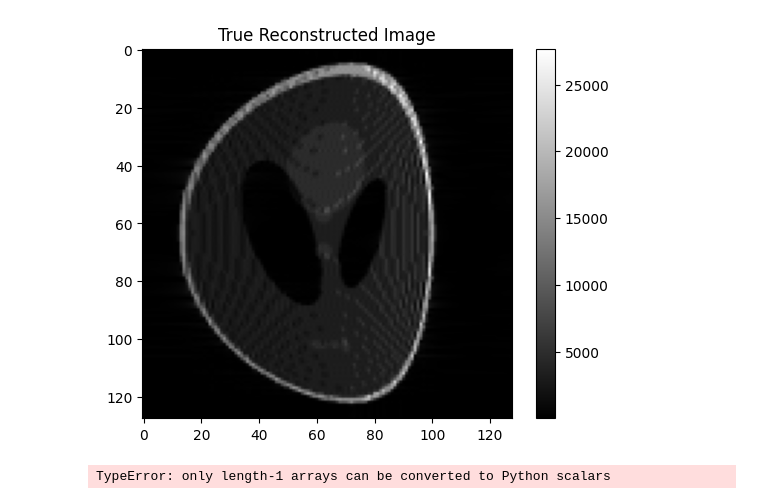
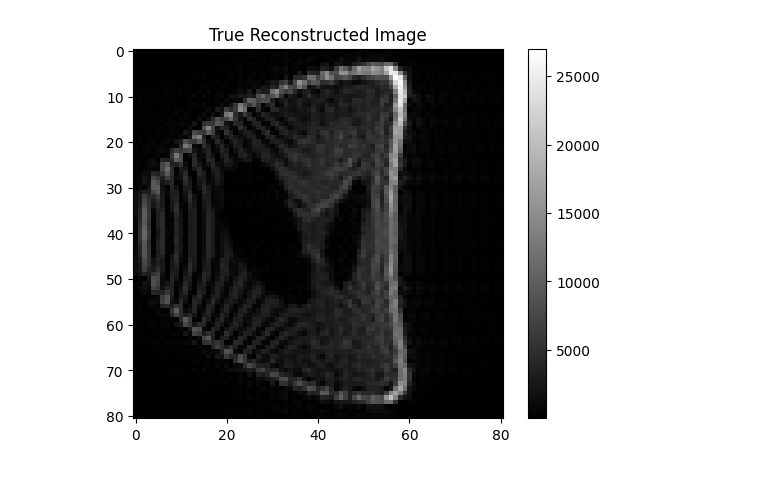
Before and after one commit to MaxStrey/Martinos_MR, a Jupyter notebook: Martinos_project/phantom_generation/phantom_7.ipynb, the cells around one changed output. Saved outputs shown, nothing was run; the diff lists cells and outputs as text; code cells hidden in the pictures.

Commit message:
Tried out some artifact correction

```diff
--- a/Martinos_project/phantom_generation/phantom_7.ipynb
+++ b/Martinos_project/phantom_generation/phantom_7.ipynb
@@ -8,15 +8,16 @@ from skimage.transform import resize
 import pandas as pd
 from scipy.sparse import csc_matrix
 from scipy.sparse.linalg import lsqr
+from tqdm import tqdm
 
 # Re-generate and resize Shepp-Logan phantom
 phantom = shepp_logan_phantom()
-phantom = resize(phantom, (128, 128))
+phantom = resize(phantom, (81, 81))
 #phantom /= np.max(phantom)
 phantom = phantom.astype(dtype=np.complex128) # Make the phantom complex
 
 
-N_spins = 128  # Number of spins in the phantom
+N_spins = 81  # Number of spins in the phantom
 # # Phantom is a 2D delta function (single point in the center)
 # phantom = np.zeros((N_spins, N_spins), dtype=np.complex128)
 # phantom[N_spins//2, N_spins//2] = 1
@@ -28,7 +29,7 @@ B0_field_map  = (B0_field_map * gamma)/(2*np.pi * 10000)  # Convert to Hz/T
 B0_mean = np.mean(B0_field_map)  # Mean value of the B0 field map
 B0_field_map -= np.mean(B0_field_map) # Dividing by the mean value of the B0 field map
 B0_field_map *= 6
-B0_field_map = resize(B0_field_map, (128, 128))
+B0_field_map = resize(B0_field_map, (81, 81))
 
 
 # Plot the B0 field map
@@ -46,7 +47,7 @@ plt.show()
 
 
 
-g_mult = 10 # Gradient multiplication factor
+g_mult = 4 # Gradient multiplication factor
 Gx = 0.004755753 * g_mult  # Gradient strength in T/m
 Gy = 0.004755753 * g_mult # Gradient strength in T/m
 B0 = 1.0  # B0 field in T
@@ -79,11 +80,12 @@ x_values, y_values = np.meshgrid(x_values, y_values, indexing='ij')  # Create 2D
 
 # Compute k-space values
 k_space = np.zeros((N_spins, N_spins), dtype=np.complex128)
-for i, kx in enumerate(kx_values):
+for i, kx in tqdm(enumerate(kx_values)):
     for j, ky in enumerate(ky_values):
         k_space[i, j] = np.sum(phantom * np.exp(-1j * (kx * x_values + ky * y_values)) * np.exp(-1j * 2 * np.pi * B0_field_map * time[j]))
 
 
+#k_space = k_space * np.exp(-1j * 2 * np.pi * B0_field_map * time)
 
 # Plot the absolute k-space signal
 plt.figure()
@@ -100,4 +102,11 @@ readout_bandwidth =  1/dwll_time
 # Apply inverse FFT
 reconstructed_image = ifft2(k_space)
 reconstructed_image_1 = fftshift(reconstructed_image)
+
+# Plot the reconstructed image
+plt.figure()
+plt.imshow(np.abs(reconstructed_image_1), cmap='gray')
+plt.title('Reconstructed image')
+plt.colorbar()
+plt.show()
 # %% [output]
@@ -105,34 +137,34 @@ reconstructed_image_1 = fftshift(reconstructed_image)
 # %%
 x_values_1 = np.linspace(-FOV / 2, FOV / 2, N_spins)
 y_values_1 = np.linspace(-FOV / 2, FOV / 2, N_spins)
 
 
 def inverse_fourier_2d(k_space):
     # Allocate a space for the output image
     image = np.zeros((N_spins, N_spins), dtype=np.complex128)
 
     # Create a grid of k-space indices
     i_values, j_values = np.meshgrid(np.arange(N_spins), np.arange(N_spins), indexing='ij')
 
     # Iterate through each pixel in k-space
-    for m in range(N_spins):
+    for m in tqdm(range(N_spins)):
         for n in range(N_spins):
             # Calculate the inverse Fourier transform using vectorized operations
-            image[m, n] = np.sum(k_space * np.exp(1j * (kx_values[i_values] * x_values_1[m] + ky_values[j_values] * y_values_1[n])) * np.exp(1j * gamma * B0_field_map[m,n] * time[j]))
+            image[m, n] = np.sum(k_space * np.exp(1j * (kx_values[i_values] * x_values_1[m] + ky_values[j_values] * y_values_1[n]))) #* np.exp(1j * gamma * B0_field_map[m,n] * time[j]))
 
     return image
 
 # Apply the inverse Fourier transform to the k-space data
 reconstructed_image = inverse_fourier_2d(k_space)
 
 # Plot the absolute value of the reconstructed image
 plt.figure()
 plt.imshow(np.abs(reconstructed_image), cmap='gray')
 plt.colorbar()
 plt.title('True Reconstructed Image')
 plt.show()
 # %% [output]
-[figure, old version]
+[figure, new version]
 # %%
 # Reshape the k-space data into a vector
 kspace_vec = np.reshape(k_space, (N_spins*N_spins))
@@ -141,12 +173,14 @@ kspace_vec = np.reshape(k_space, (N_spins*N_spins))
 encoding_matrix = np.zeros((N_spins**2, N_spins**2), dtype=np.complex128)
 
 # Iterate over each column in the k_space
-for i in range(N_spins):
+for i in tqdm(range(N_spins)):
     for j in range(N_spins):  # Additional loop over columns
         # Generate the 2D encoding matrix for this column
         for k in range(N_spins):
             for l in range(N_spins):
-                Eij = np.exp(-1j * (kx_values[i] * x_values_1[k] + ky_values[j] * y_values_1[l]))
+                # Subtract the phase due to B0 inhomogeneities
+                phase_correction = -gamma * B0_field_map[k, l] * time[i]
+                Eij = np.exp(-1j * (kx_values[i] * x_values_1[k] + ky_values[j] * y_values_1[l])) * np.exp(1j * phase_correction)
                 # Flatten Eij and place it in the corresponding row of the large encoding matrix
                 encoding_matrix[k*N_spins+l, i*N_spins+j] = Eij  # Use i*N_spins+l to index the columns
 
@@ -161,12 +195,10 @@ for i in range(N_spins):
 # y_2d = y_values_1[np.newaxis, np.newaxis, np.newaxis, :]
 
 # # Compute Eij for all combinations of indices using broadcasting
-# Eij_all = np.exp(-1j * (kx_2d * x_2d + ky_2d * y_2d) * np.exp(-1j * gamma * B0_field_map * time))
+# Eij_all = np.exp(-1j * (kx_2d * x_2d + ky_2d * y_2d))
 
 # # Flatten Eij_all to form the final encoding_matrix
 # encoding_matrix = Eij_all.reshape(N_spins**2, N_spins**2)
-# %% [output]
-TypeError: only length-1 arrays can be converted to Python scalars
 # %%
 x, istop, itn, r1norm, r2norm, anorm, acond, arnorm, xnorm, var = lsqr(encoding_matrix, kspace_vec, iter_lim=200, show=True)
 image = np.reshape(x, (N_spins, N_spins))
```
Also changed, not shown: parts of 5 cells of this notebook.
